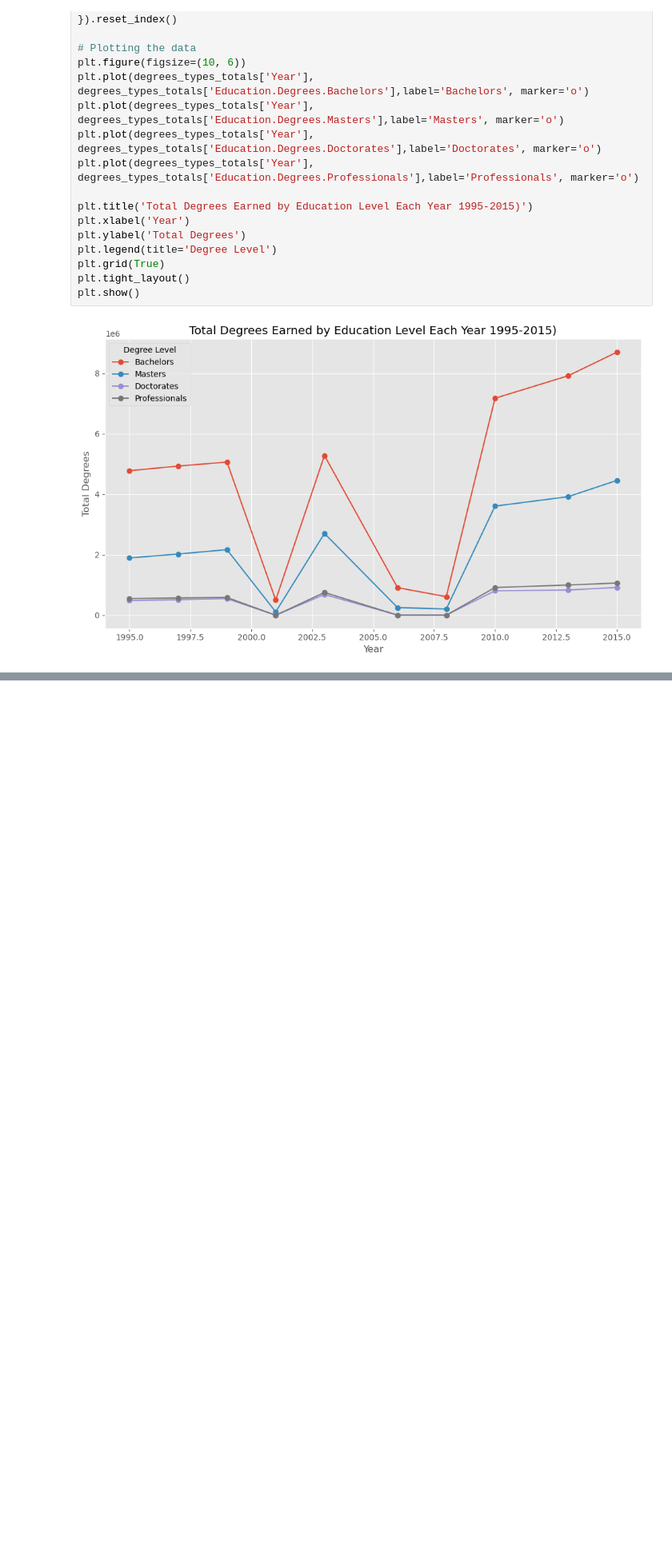
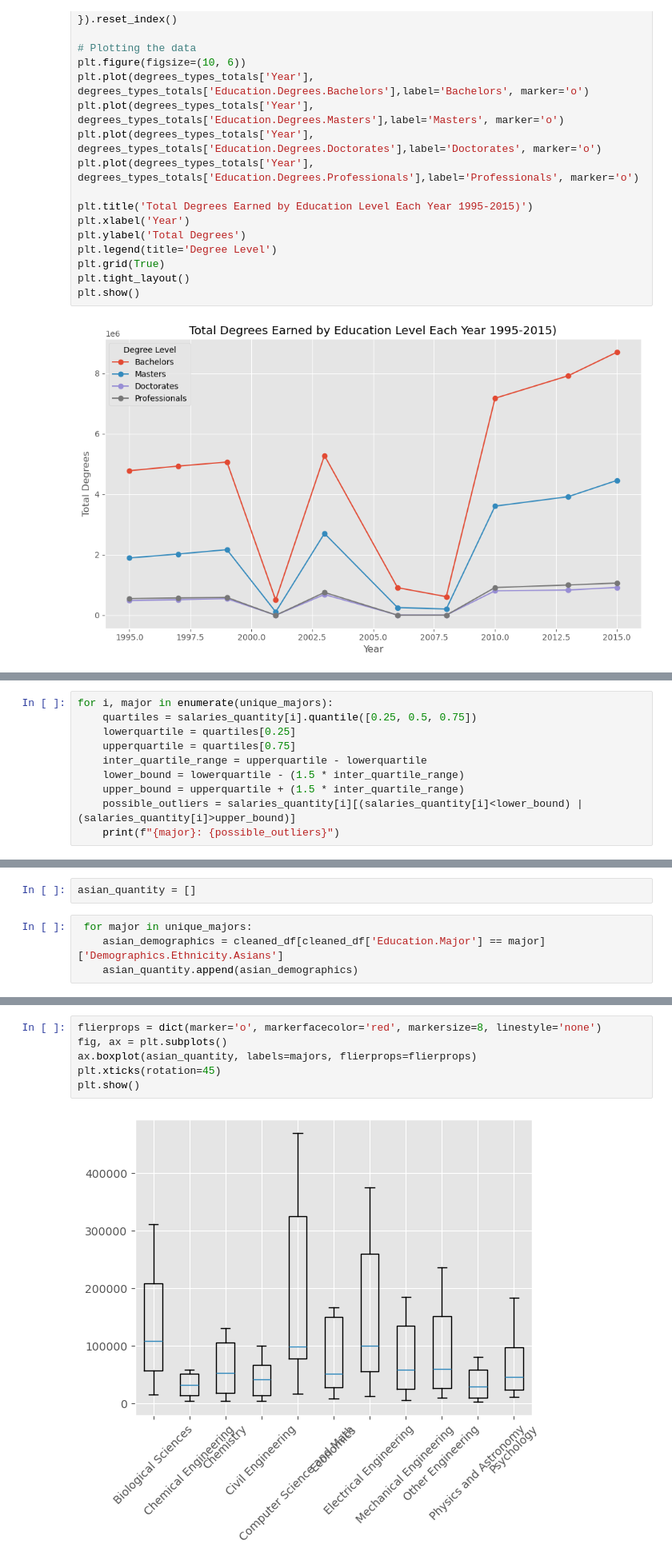
Before and after one commit to craha001/Project-1---Group-1, a Jupyter notebook: Project 1.ipynb, the cells around one changed output, grey strips where cells are left out. Shown at 80% size. Saved outputs shown, nothing was run; the diff lists cells and outputs as text; blank space fills up the shorter version.

```diff
--- a/Project 1.ipynb
+++ b/Project 1.ipynb
@@ -435,0 +514,10 @@ plt.show()
+# %%
+for i, major in enumerate(unique_majors):
+    quartiles = salaries_quantity[i].quantile([0.25, 0.5, 0.75])
+    lowerquartile = quartiles[0.25]
+    upperquartile = quartiles[0.75]
+    inter_quartile_range = upperquartile - lowerquartile
+    lower_bound = lowerquartile - (1.5 * inter_quartile_range)
+    upper_bound = upperquartile + (1.5 * inter_quartile_range)
+    possible_outliers = salaries_quantity[i][(salaries_quantity[i]<lower_bound) | (salaries_quantity[i]>upper_bound)]
+    print(f"{major}: {possible_outliers}")
@@ -435,0 +544,6 @@ plt.show()
+# %%
+asian_quantity = []
+# %%
+ for major in unique_majors:
+    asian_demographics = cleaned_df[cleaned_df['Education.Major'] == major]['Demographics.Ethnicity.Asians']
+    asian_quantity.append(asian_demographics)
@@ -435,0 +572,8 @@ plt.show()
+# %%
+flierprops = dict(marker='o', markerfacecolor='red', markersize=8, linestyle='none')
+fig, ax = plt.subplots()
+ax.boxplot(asian_quantity, labels=majors, flierprops=flierprops)
+plt.xticks(rotation=45)
+plt.show()
+# %% [output]
+[figure, added]
```
Also changed, not shown: parts of 61 cells of this notebook.
